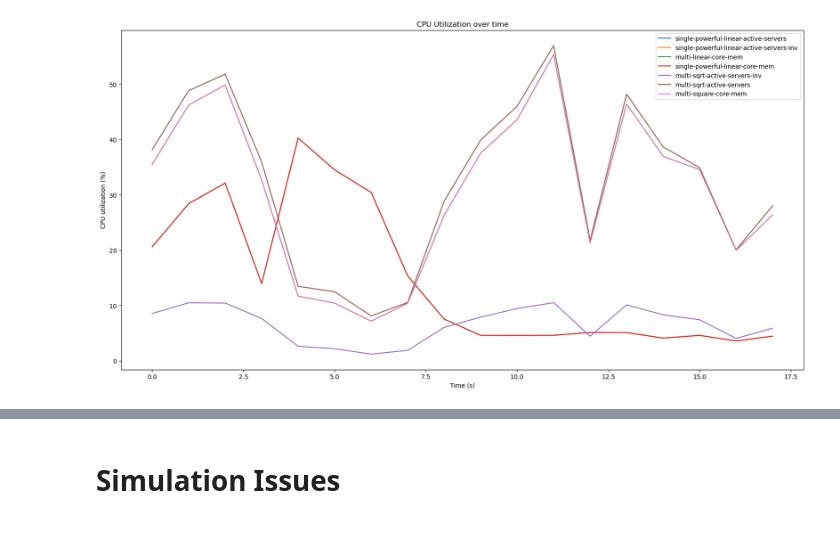
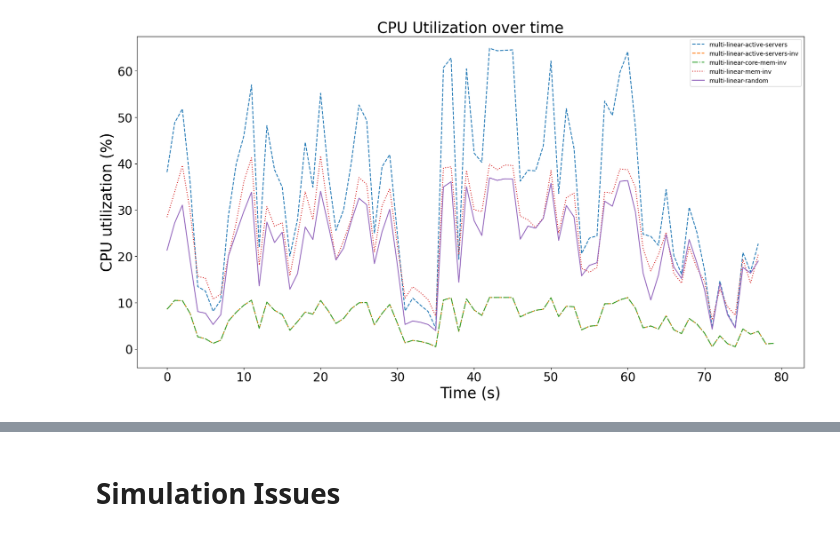
Before and after one commit to Radu-Nicolae/opendc-m3sa, a Jupyter notebook: opendc-experiments/opendc-experiments-metamodel/src/main/Python_scripts/MetaModelAutomated.ipynb, the cells around one changed output, grey strips where cells are left out. Saved outputs shown, nothing was run; the diff lists cells and outputs as text; code cells hidden in the pictures.

```diff
--- a/opendc-experiments/opendc-experiments-metamodel/src/main/Python_scripts/MetaModelAutomated.ipynb
+++ b/opendc-experiments/opendc-experiments-metamodel/src/main/Python_scripts/MetaModelAutomated.ipynb
@@ -37,19 +46,29 @@ for file in simulation_files:
 # %%
 min_length = min([len(df) for df in simulation_data])
 simulated_metrics = []
 
 plt.figure(figsize=(20, 10))
 
+markers = ['o', 's', '^', 'D', 'v', '<', '>', 'p', '*', '+']
+line_styles = ['--', '--', '-.', ':', '-']
+
 for i in range(len(simulation_data)):
-    df = simulation_data[i][:min_length]
+    df = simulation_data[i][:80]
     df = df.cpu_utilization * 100
     df_label = simulation_files[i].split(".")[0]
-    df.plot(label=df_label)
+    # Use modulus to loop back to the start if there are more lines than styles
+    # marker = markers[i % len(markers)]
+    line_style = line_styles[i % len(line_styles)]
+    plt.plot(df.index, df, label=df_label, linestyle=line_style)
 
 plt.legend()
-plt.title("CPU Utilization over time")
-plt.xlabel("Time (s)")
-plt.ylabel("CPU utilization (%)")
+plt.title("CPU Utilization over time", fontsize=25)
+plt.xlabel("Time (s)", fontsize=25)
+plt.xticks(fontsize=20)
+plt.ylabel("CPU utilization (%)", fontsize=25)
+plt.yticks(fontsize=20)
+plt.gca().set_ylim(-4, 67.5)
+
 plt.show()
 # %% [output]
-[figure, old version]
+[figure, new version]
```
Also changed, not shown: parts of 4 cells of this notebook, 3 other files.
